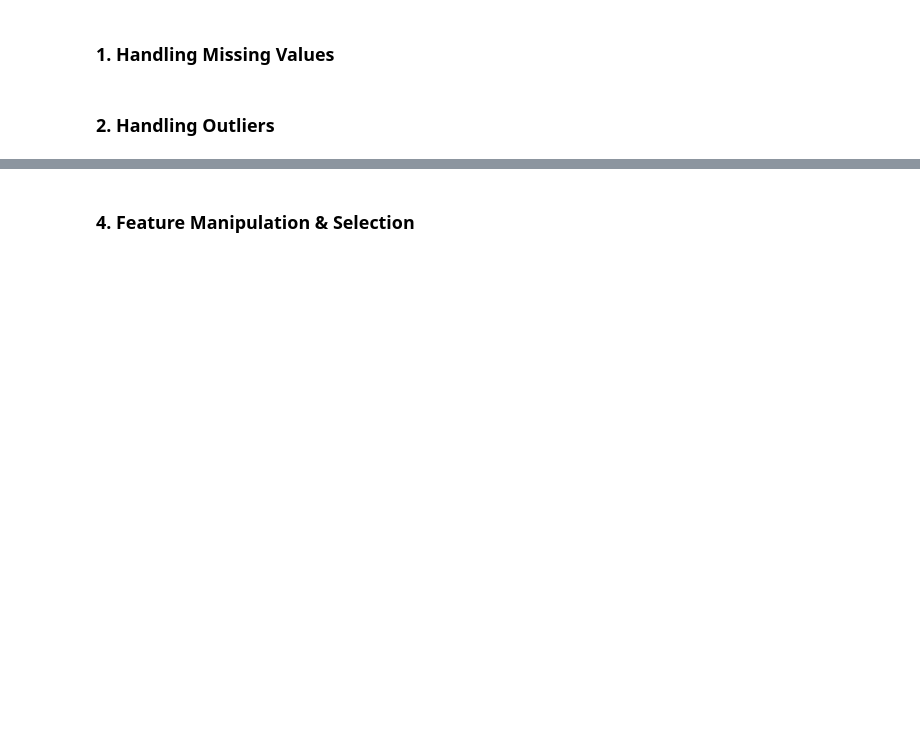
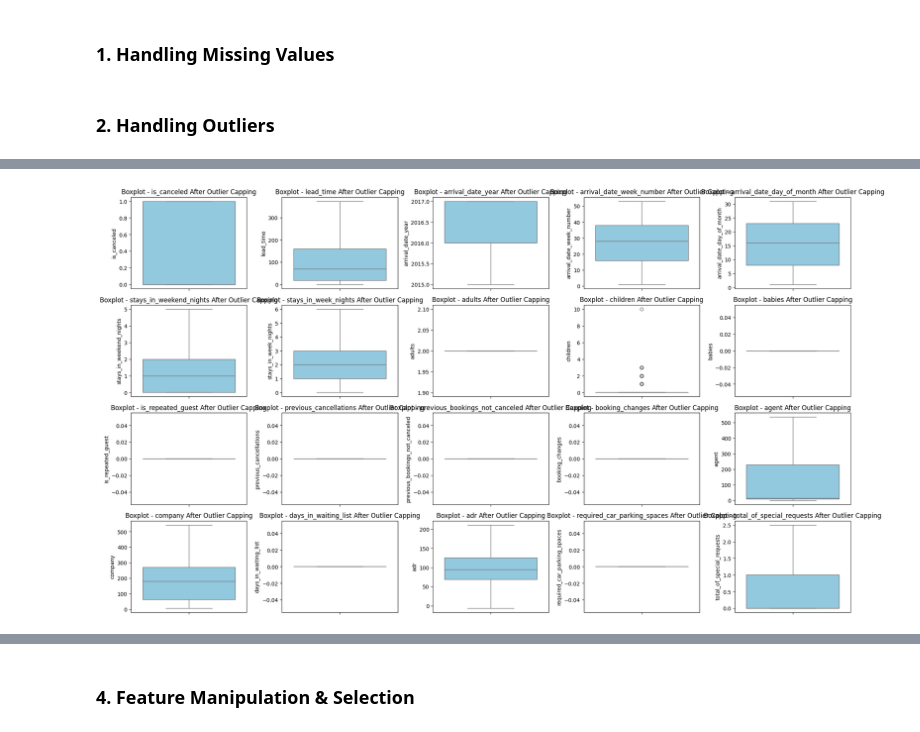
Before and after one commit to PujaH-DS/-Sample-EDA-Submission-HOTEL-BOOKING-Puja, a Jupyter notebook: Sample_EDA_Submission(HOTEL_BOOKING_)_Puja.ipynb, the cells around one changed output, grey strips where cells are left out. Cells and saved outputs as stored; diff of their text form; code cells hidden in the pictures; blank space fills up the shorter version.

```diff
--- a/Sample_EDA_Submission(HOTEL_BOOKING_)_Puja.ipynb
+++ b/Sample_EDA_Submission(HOTEL_BOOKING_)_Puja.ipynb
@@ -1344,0 +1354,29 @@ plt.show()
+# %%
+# Outlier treatments
+from scipy.stats import iqr
+
+# Function to cap outliers based on the IQR
+def cap_outliers(df, col):
+    q1 = df[col].quantile(0.25)
+    q3 = df[col].quantile(0.75)
+    iqr_value = iqr(df[col])
+    cutoff = iqr_value * 1.5
+    lower, upper = q1 - cutoff, q3 + cutoff
+    df[col] = np.clip(df[col], lower, upper)
+
+# Apply to each numeric column
+for col in numeric_cols:
+    cap_outliers(hb_df, col)
+
+# Replot to see the effect of outlier handling
+plt.figure(figsize=(20, 20))
+for i, col in enumerate(numeric_cols, 1):
+    plt.subplot(num_rows, num_cols, i)
+    sns.boxplot(data=hb_df, y=col, color='skyblue')
+    plt.title(f'Boxplot - {col} After Outlier Capping')
+    plt.ylabel(col)
+
+plt.tight_layout()
+plt.show()
+# %% [output]
+[figure, added]
```
Also changed, not shown: parts of 79 cells of this notebook.
